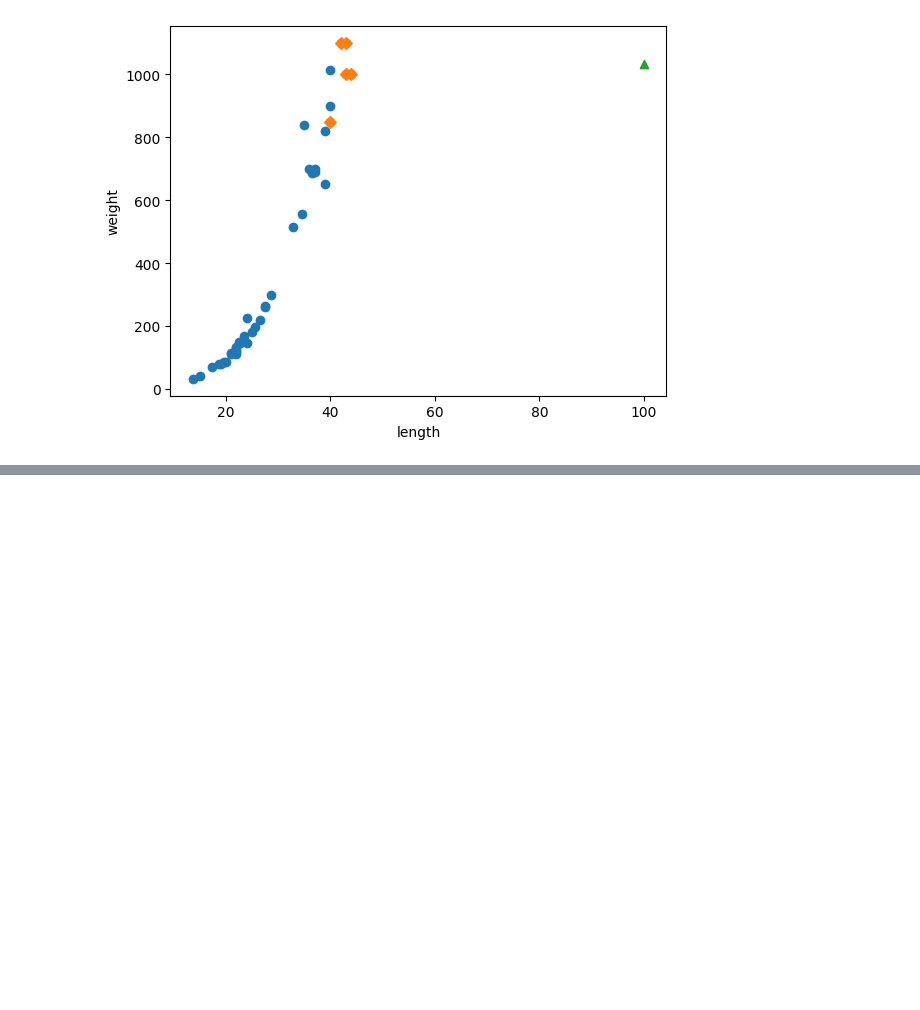
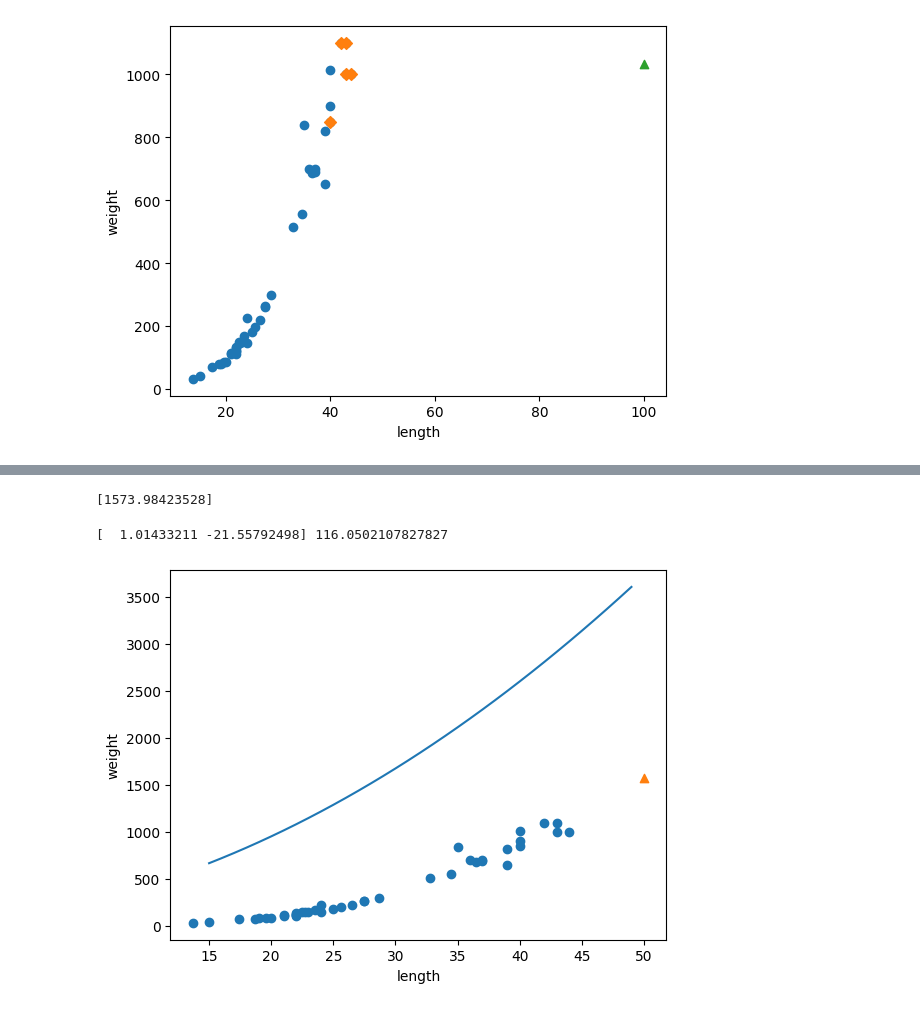
Before and after one commit to HP657/ML-DL-Study, a Jupyter notebook: perch.ipynb, the cells around one changed output, grey strips where cells are left out. Saved outputs shown, nothing was run; the diff lists cells and outputs as text; code cells hidden in the pictures; blank space fills up the shorter version.

```diff
--- a/perch.ipynb
+++ b/perch.ipynb
@@ -104,0 +133,3 @@ plt.show()
+# %%
+train_poly = np.column_stack((train_input ** 2 , train_input))
+test_poly = np.column_stack((test_input ** 2 , test_input))
@@ -104,0 +154,23 @@ plt.show()
+# %%
+lr = LinearRegression()
+
+lr.fit(train_poly, train_target)
+
+print(lr.predict([[50 ** 2, 50]]))
+# %% [output]
+[1573.98423528]
+# %%
+print(lr.coef_, lr.intercept_)
+# %% [output]
+[  1.01433211 -21.55792498] 116.0502107827827
+# %%
+point = np.arange(15, 50)
+plt.scatter(train_input, train_target)
+
+plt.plot(point, lr.coef_[0] * point ** 2 - lr.coef_[1] * point + lr.intercept_)
+plt.scatter(50, 1574, marker = '^')
+plt.xlabel("length")
+plt.ylabel("weight")
+plt.show()
+# %% [output]
+[figure, added]
```
Also changed, not shown: parts of 5 cells of this notebook.
